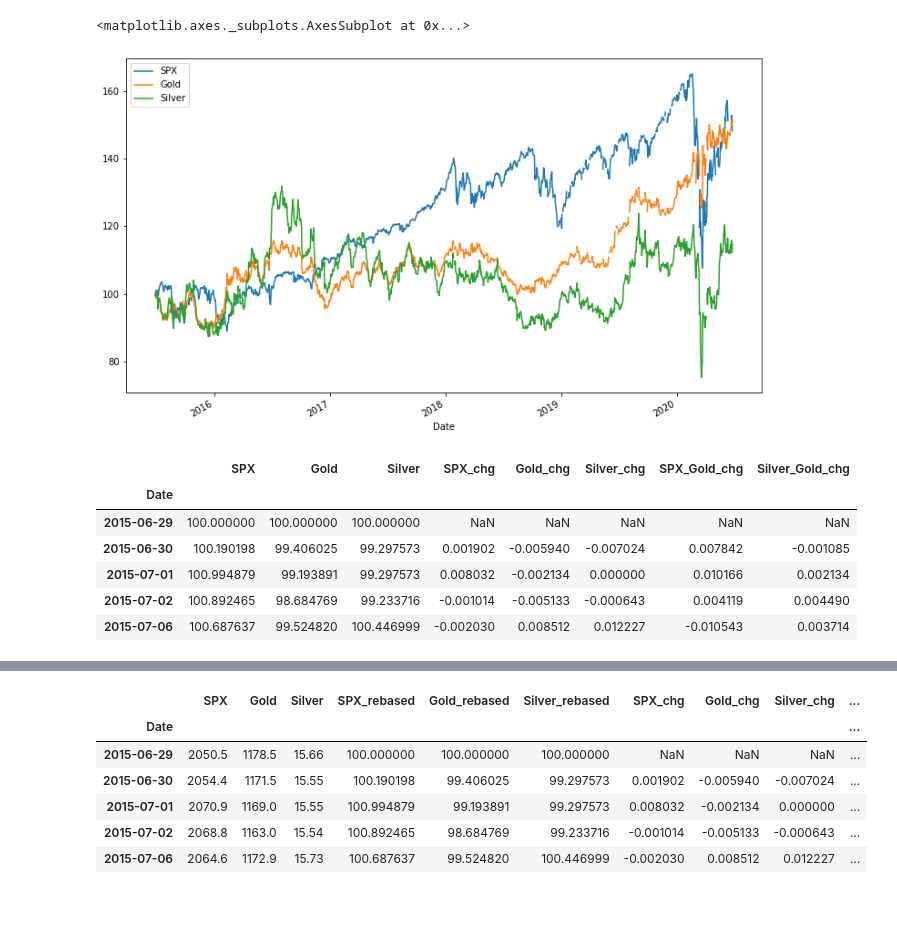
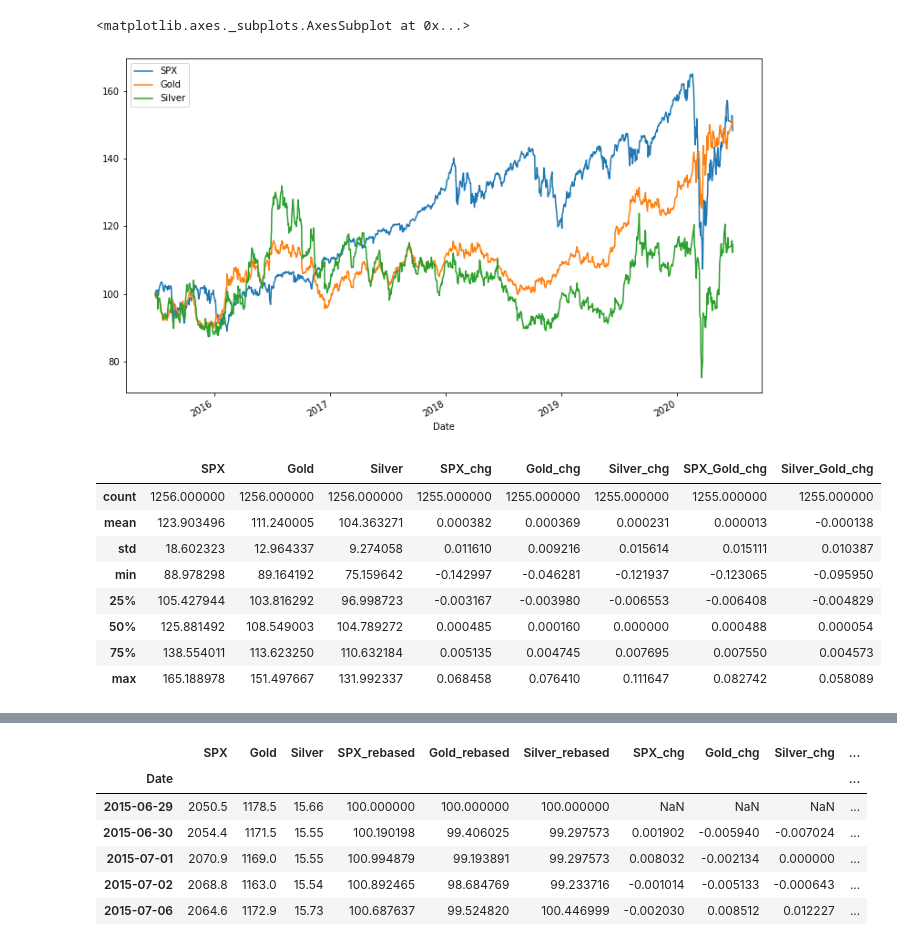
Before and after one commit to piotr-de/markets-ai, a Jupyter notebook: api_test.ipynb, the cells around one changed output, grey strips where cells are left out. Cells and saved outputs as stored; diff of their text form; code cells hidden in the pictures; blank space fills up the shorter version.

```diff
--- a/api_test.ipynb
+++ b/api_test.ipynb
@@ -19,6 +19,8 @@ spx_metals = pd.DataFrame({
     columns=["SPX", "Gold", "Silver"]
 )
 
+spx_metals.dropna(inplace=True)
+
 # spx_metals = (spx_metals - spx_metals.mean()) / spx_metals.std()
 # spx_metals.sort_values(by="Date", ascending=False, inplace=True)
 # %%
@@ -36,25 +49,27 @@ spx_metals_rebased = spx_metals / initial
 spx_metals_rebased.plot(figsize=(12.5,7.5))
 # %% [output]
 <matplotlib.axes._subplots.AxesSubplot at 0x...>
-[figure, old version]
+[figure, new version]
 # %%
 spx_metals_rebased[["SPX_chg", "Gold_chg", "Silver_chg"]] = spx_metals_rebased[["SPX", "Gold", "Silver"]].pct_change()
 
 spx_metals_rebased["SPX_Gold_chg"] = spx_metals_rebased["SPX_chg"] - spx_metals_rebased["Gold_chg"]
 spx_metals_rebased["Silver_Gold_chg"] = spx_metals_rebased["Silver_chg"] - spx_metals_rebased["Gold_chg"]
 
 
 # spx_metals_rebased["SPX_log"] = np.log(spx_metals_rebased["SPX"]) - np.log(spx_metals_rebased["SPX"].shift(1))
 
-spx_metals_rebased.head()
+spx_metals_rebased.describe()
 # %% [output]
 |  | SPX | Gold | Silver | SPX_chg | Gold_chg | Silver_chg | SPX_Gold_chg | Silver_Gold_chg |
-| Date |  |  |  |  |  |  |  |  |
-| 2015-06-29 | 100.000000 | 100.000000 | 100.000000 | NaN | NaN | NaN | NaN | NaN |
-| 2015-06-30 | 100.190198 | 99.406025 | 99.297573 | 0.001902 | -0.005940 | -0.007024 | 0.007842 | -0.001085 |
-| 2015-07-01 | 100.994879 | 99.193891 | 99.297573 | 0.008032 | -0.002134 | 0.000000 | 0.010166 | 0.002134 |
-| 2015-07-02 | 100.892465 | 98.684769 | 99.233716 | -0.001014 | -0.005133 | -0.000643 | 0.004119 | 0.004490 |
-| 2015-07-06 | 100.687637 | 99.524820 | 100.446999 | -0.002030 | 0.008512 | 0.012227 | -0.010543 | 0.003714 |
+| count | 1256.000000 | 1256.000000 | 1256.000000 | 1255.000000 | 1255.000000 | 1255.000000 | 1255.000000 | 1255.000000 |
+| mean | 123.903496 | 111.240005 | 104.363271 | 0.000382 | 0.000369 | 0.000231 | 0.000013 | -0.000138 |
+| std | 18.602323 | 12.964337 | 9.274058 | 0.011610 | 0.009216 | 0.015614 | 0.015111 | 0.010387 |
+| min | 88.978298 | 89.164192 | 75.159642 | -0.142997 | -0.046281 | -0.121937 | -0.123065 | -0.095950 |
+| 25% | 105.427944 | 103.816292 | 96.998723 | -0.003167 | -0.003980 | -0.006553 | -0.006408 | -0.004829 |
+| 50% | 125.881492 | 108.549003 | 104.789272 | 0.000485 | 0.000160 | 0.000000 | 0.000488 | 0.000054 |
+| 75% | 138.554011 | 113.623250 | 110.632184 | 0.005135 | 0.004745 | 0.007695 | 0.007550 | 0.004573 |
+| max | 165.188978 | 151.497667 | 131.992337 | 0.068458 | 0.076410 | 0.111647 | 0.082742 | 0.058089 |
 # %%
 spx_metals_rebased.loc["2020-01-01":, ["SPX_Gold_chg", "Silver_Gold_chg"]].plot(figsize=(12.5,7.5))
 # %% [output]
```
Also changed, not shown: parts of 6 cells of this notebook.
